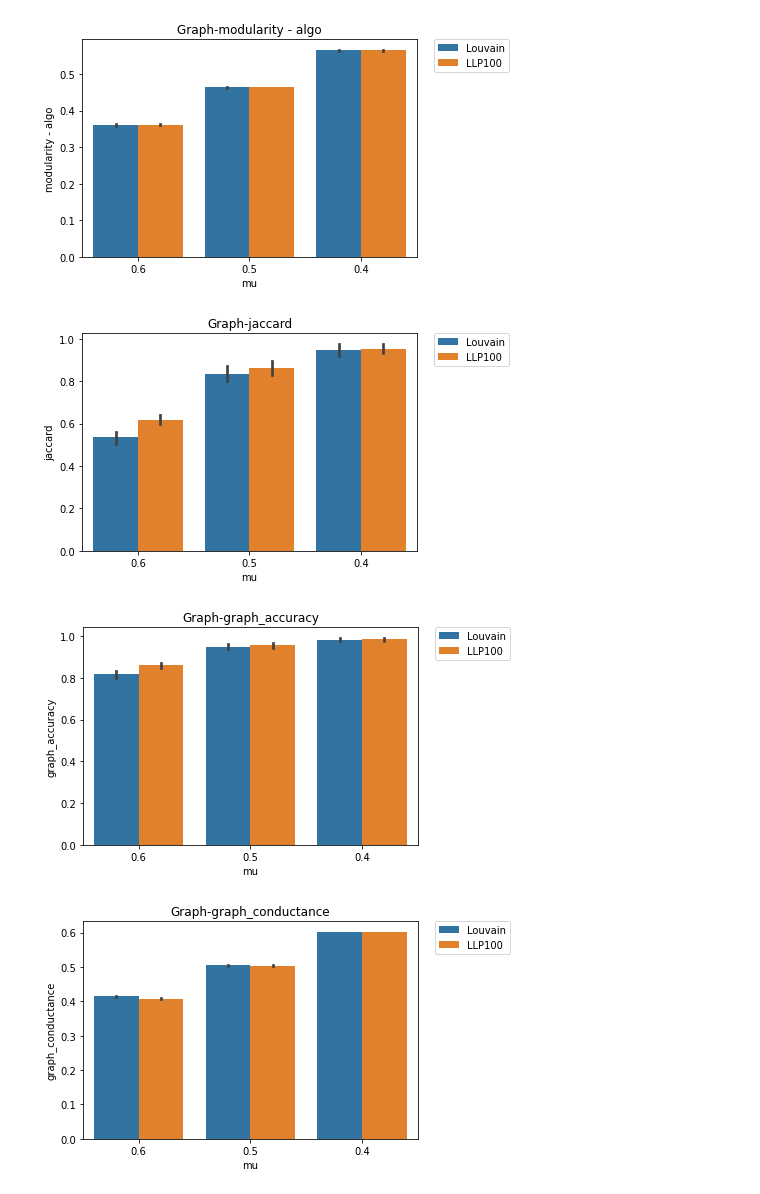
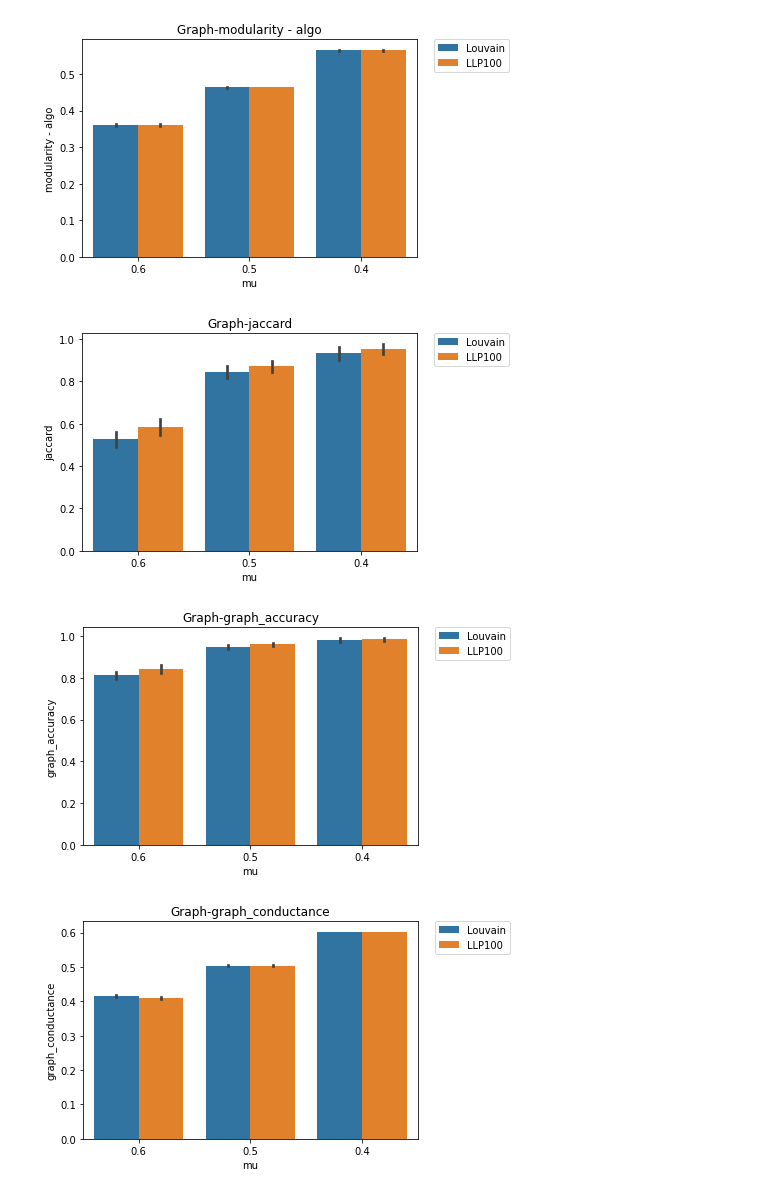
Before and after one commit to keskim1111/network-analysis, a Jupyter notebook: visualization/create_bar_plots_tests.ipynb, the cells around one changed output. Saved outputs shown, nothing was run; the diff lists cells and outputs as text; code cells hidden in the pictures.

Commit message:
changed split method of newman to be rodeds

```diff
--- a/visualization/create_bar_plots_tests.ipynb
+++ b/visualization/create_bar_plots_tests.ipynb
@@ -104,14 +104,14 @@ def print_times(df):
 
 evals=["modularity - algo", "jaccard","graph_accuracy","graph_conductance"]
 # %%
-input_folder = "18-06-2022--14-57-58-louvain-with-newman-split-1000"
+input_folder = "19-06-2022--22-21-57-louvain-with-newman-split-1000 RODED"
 df = run_visu(input_folder)
 create_bar_graphs(df,evals)
 print_means(df, evals)
 print_times(df)
 display(df)
 # %% [output]
 [figure]
-[figure, old version]
+[figure, new version]
-[figure, old version]
+[figure, new version]
 [figure]
```
Also changed, not shown: parts of 1 cell of this notebook, 3 other files.
